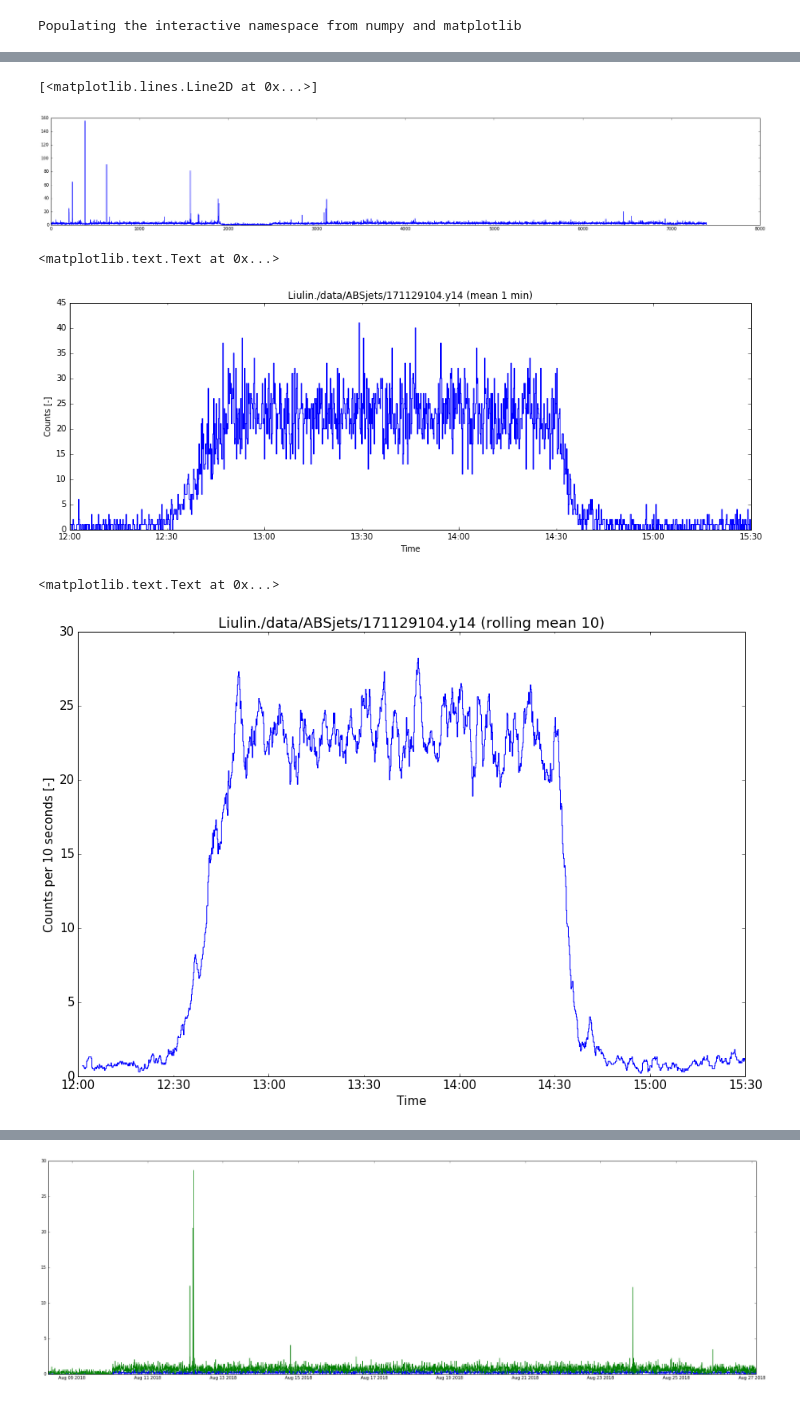
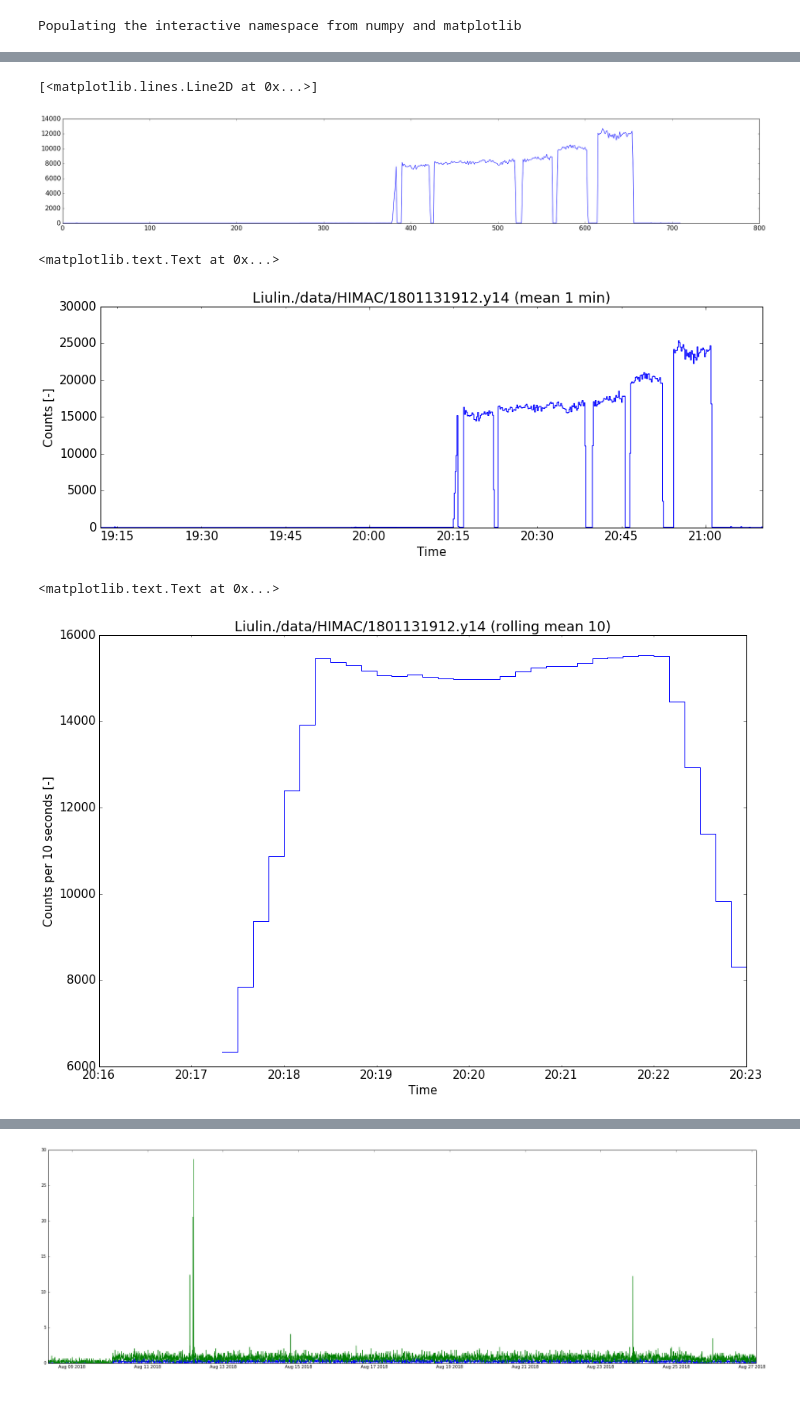
Before and after one commit to ODZ-UJF-AV-CR/liulin, a Jupyter notebook: Y.ipynb, the cells around one changed output, grey strips where cells are left out. Saved outputs shown, nothing was run; the diff lists cells and outputs as text; code cells hidden in the pictures.

```diff
--- a/Y.ipynb
+++ b/Y.ipynb
@@ -10,7 +10,8 @@ import datetime
 # %% [output]
 Populating the interactive namespace from numpy and matplotlib
 # %%
-filename = './data/ABSjets/171129104.y14'
+#filename = './data/ABSjets/171129104.y14'
+filename = './data/HIMAC/1801131912.y14'
 #filename = './data/ABSjets/1711291046.y10'
 #filename = './data/ponor/1808011013.y14'
 #filename = './data/ponor/1808011014.y10'
@@ -55,39 +56,41 @@ liulin[0] = liulin.sum(axis=1)
 plt.plot(liulin[0])
 # %% [output]
 [<matplotlib.lines.Line2D at 0x...>]
-[figure, old version]
+[figure, new version]
 # %%
 #liulin_data = pd.DataFrame(index = pd.date_range(date_object, freq='5T', periods=len(liulin)).tolist(), data = liulin.as_matrix())
 # index liulin data (compute time)
 liulin_data = pd.DataFrame(index = pd.date_range(date_object, freq=exposition, periods=len(liulin)).tolist(), data = liulin.as_matrix())
 liulin_data['flux'] = liulin_data[range(0,256)].sum(axis=1)
 #liulin_data = liulin_data.loc['2018-08-02 17:00:00':'2018-08-03 13:00:00']
-liulin_data = liulin_data.loc['2017-11-29 12:00:00':'2017-11-29 15:30:00']
+#liulin_data = liulin_data.loc['2018-01-21 03:00:00':'2018-01-21 12:30:00']
 
 sample = '1 min'
 method = 'mean'
 iulin_data = liulin_data.resample(sample, how=method)
 
 #liulin_data
 plt.figure(figsize=(15, 5))
 liulin_data['flux'].plot(drawstyle='steps')
 plt.title('Liulin' + filename + ' (' + method + ' ' + sample + ')')
 plt.ylabel('Counts [-]')
 plt.xlabel('Time')
 #plt.ylim(0, 20)
 # %% [output]
 <matplotlib.text.Text at 0x...>
-[figure, old version]
+[figure, new version]
 # %%
 #liulin_data = pd.DataFrame(index = pd.date_range(date_object, freq='5T', periods=len(liulin)).tolist(), data = liulin.as_matrix())
 # index liulin data (compute time)
 liulin_data = pd.DataFrame(index = pd.date_range(date_object, freq=exposition, periods=len(liulin)).tolist(), data = liulin.as_matrix())
 liulin_data['flux'] = liulin_data[range(0,256)].sum(axis=1)
 #liulin_data = liulin_data.loc['2018-08-02 17:00:00':'2018-08-03 13:00:00']
-liulin_data = liulin_data.loc['2017-11-29 12:00:00':'2017-11-29 15:30:00']
+#ABSjets liulin_data = liulin_data.loc['2017-11-29 12:00:00':'2017-11-29 15:30:00']
+liulin_data = liulin_data.loc['2018-01-13 20:16:00':'2018-01-13 20:23:00']
 
 WINDOW = 10
 liulin_data['flux'] = pd.rolling_mean(liulin_data['flux'],WINDOW)
+liulin_data['flux'] = liulin_data['flux']
 
 #liulin_data
 plt.figure(figsize=(15, 10))
@@ -99,7 +102,7 @@ plt.xlabel('Time')
 #plt.ylim(0, 20)
 # %% [output]
 <matplotlib.text.Text at 0x...>
-[figure, old version]
+[figure, new version]
 # %%
 import plotly.plotly as py
 import plotly.graph_objs as go
```
Also changed, not shown: parts of 4 cells of this notebook, 2 other files.
